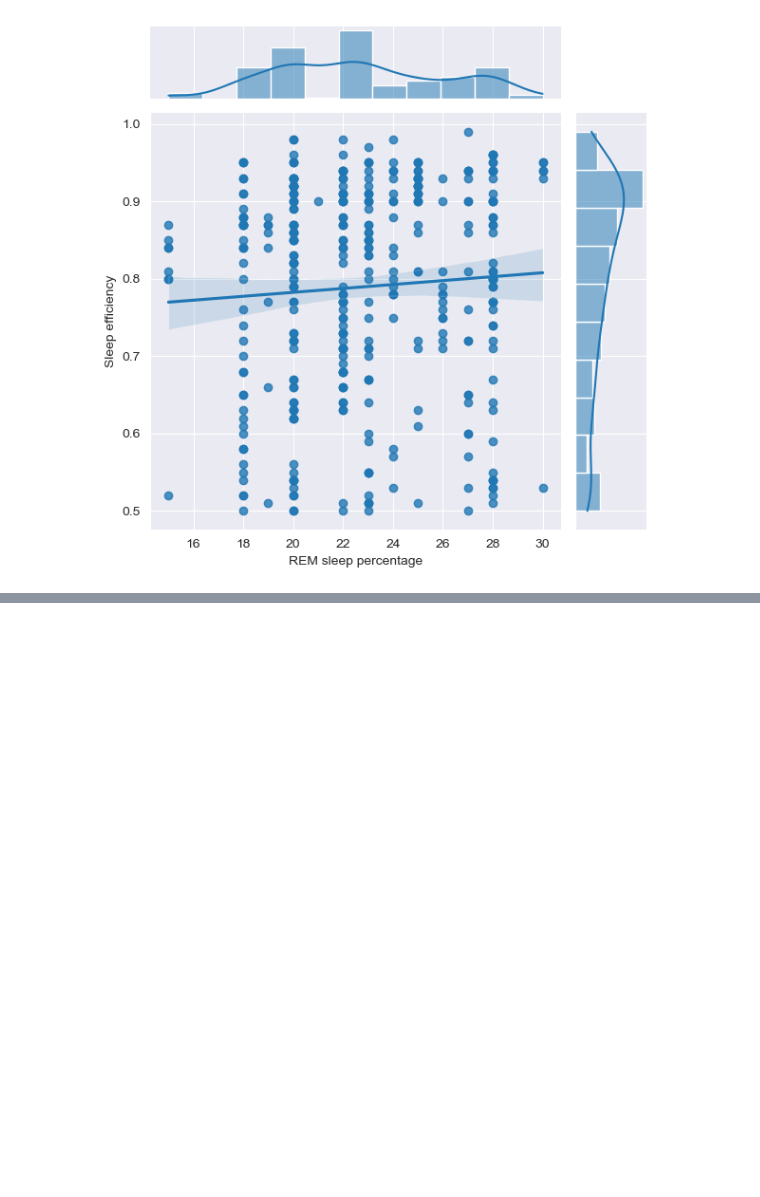
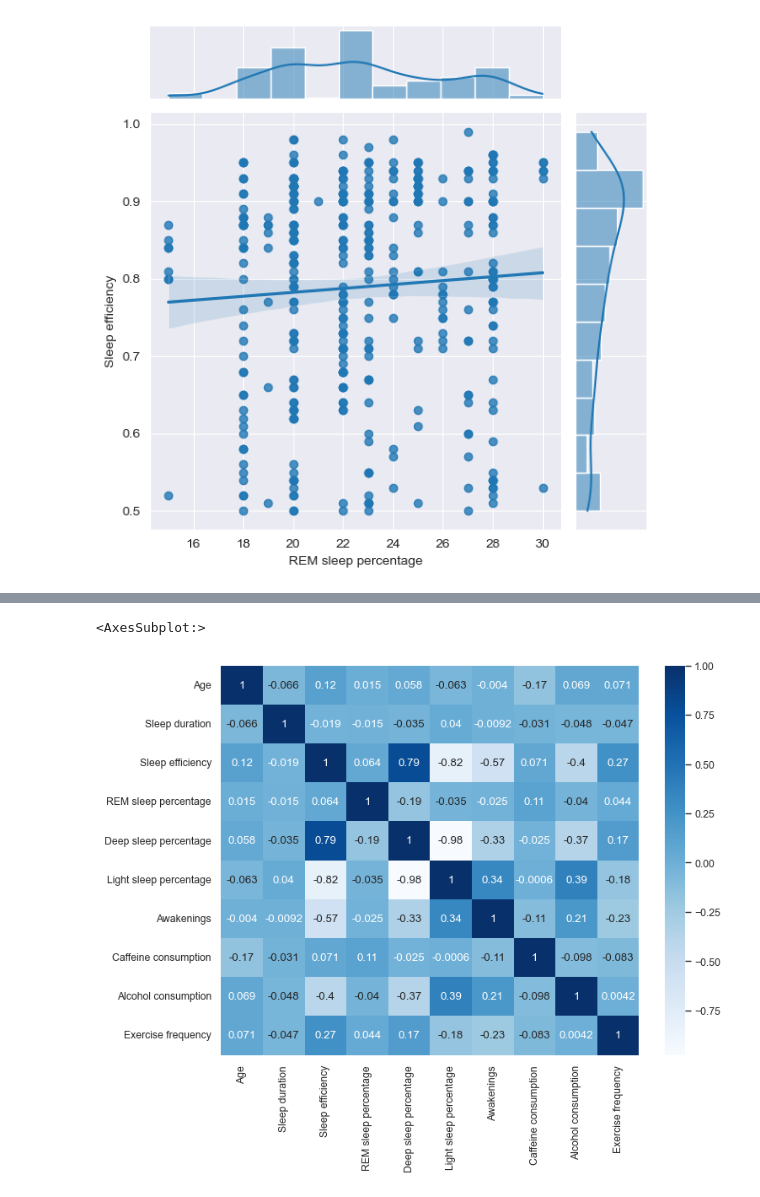
Before and after one commit to heinrickturingan/DataExplore, a Jupyter notebook: Sleep_Efficiency_Capstone.ipynb, the cells around one changed output, grey strips where cells are left out. Drawn from its saved outputs; the diff is of its cells as text; code cells hidden in the pictures; blank space fills up the shorter version.

```diff
--- a/Sleep_Efficiency_Capstone.ipynb
+++ b/Sleep_Efficiency_Capstone.ipynb
@@ -201,0 +202,12 @@ sns.boxplot(x='Alcohol consumption', y='Deep sleep percentage', data=data, hue =
+# %%
+# Heatmap showing a high Sleep Efficiency on Deep Sleep Percentage and low at Light Sleep Percentage
+
+plt.figure(figsize=(8,6))
+sns.set_context('paper', font_scale=1)
+
+data_heat = data.corr()
+
+sns.heatmap(data_heat, annot=True, cmap='Blues')
+# %% [output]
+<AxesSubplot:>
+[figure, added]
```
Also changed, not shown: parts of 9 cells of this notebook.
